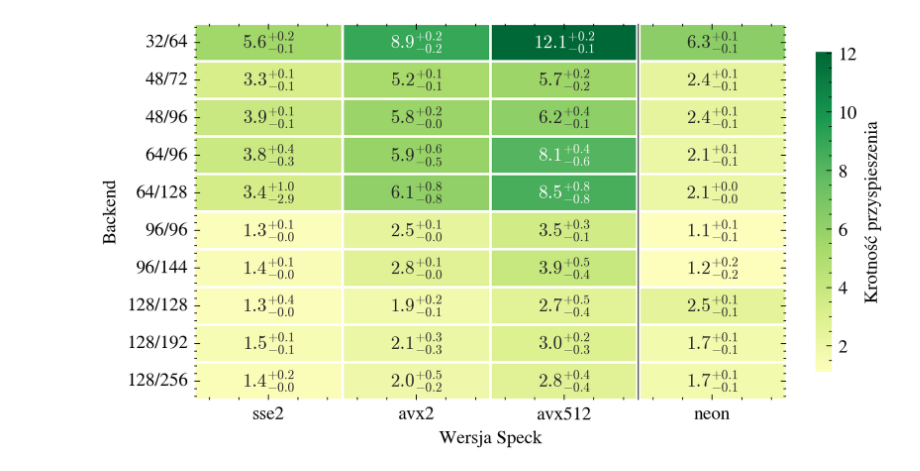
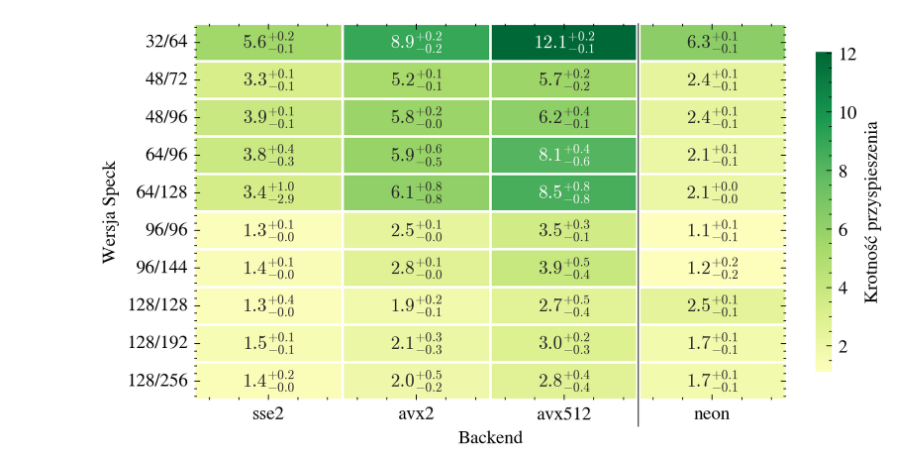
Before and after one commit to jan-chojnacki/SpeckProbe, a Jupyter notebook: analysis/notebooks/criterion.ipynb, the cells around one changed output. Saved outputs shown, nothing was run; the diff lists cells and outputs as text; code cells hidden in the pictures.

```diff
--- a/analysis/notebooks/criterion.ipynb
+++ b/analysis/notebooks/criterion.ipynb
@@ -58,12 +58,21 @@ def regression(df, group_cols):
         x = group['iteration_count'].values
         y = group['sample_measured_value'].values
 
-        slope, intercept, ci_low, ci_high = theilslopes(y, x, 0.95)
+        if np.ptp(x) == 0:
+            per_iter = y / x
+            slope = np.mean(per_iter)
+            sem = np.std(per_iter, ddof=1) / np.sqrt(len(per_iter))
+            ci_low = slope - 1.96 * sem
+            ci_high = slope + 1.96 * sem
+            intercept = 0.0
+            r2 = np.nan
+        else:
+            slope, intercept, ci_low, ci_high = theilslopes(y, x, 0.95)
 
-        y_pred = slope * x + intercept
-        ss_res = np.sum((y - y_pred) ** 2)
-        ss_tot = np.sum((y - np.mean(y)) ** 2)
-        r2 = 1 - ss_res / ss_tot
+            y_pred = slope * x + intercept
+            ss_res = np.sum((y - y_pred) ** 2)
+            ss_tot = np.sum((y - np.mean(y)) ** 2)
+            r2 = 1 - ss_res / ss_tot
 
         keys_per_iter = group['throughput_num'].iloc[0]
         keys_per_sec = keys_per_iter / (slope / 1e9)
@@ -243,37 +276,40 @@ def plot_speck_backend_speedup(speedup_ci, filename, fig_height):
                 annot[i, j] = ""
             elif pd.isna(u) or pd.isna(d_):
                 annot[i, j] = rf"${v:.2f}$"
             else:
                 annot[i, j] = rf"${v:.1f}^{{+{u:.1f}}}_{{-{d_:.1f}}}$"
 
     with plt.style.context(['science', 'no-latex', 'bright']):
         fig, ax = plt.subplots(figsize=(FIG_WIDTH, fig_height), layout='constrained')
 
         sns.heatmap(
             data,
             ax=ax,
             annot=annot,
             fmt='',
             cmap='RdYlGn',
             center=1,
             linewidths=1.0,
             cbar_kws={'label': 'Krotność przyspieszenia', 'shrink': 0.85},
         )
-        ax.set_xlabel('Wersja Speck')
-        ax.set_ylabel('Backend')
+
+        ax.set_xlabel('Backend')
+        ax.set_ylabel('Wersja Speck')
 
         ax.axvline(x=3, color='white', linewidth=2.5)
-        ax.axvline(x=3, color='black', linewidth=0.5)
+        ax.plot([3, 3], [0, val.shape[0] + 0.7], color='black', linewidth=0.5,
+                clip_on=False, zorder=5)
 
         plt.setp(ax.get_xticklabels(), rotation=0)
         plt.setp(ax.get_yticklabels(), rotation=0)
 
         plt.savefig(f'../svg/{filename}', facecolor='white')
         plt.show()
 
+
 plot_speck_backend_speedup(speck_backend_speedup_ci, 'speck_backend_speedup.svg', FIG_HEIGHT_3)
 # %% [output]
-[figure, old version]
+[figure, new version]
 # %%
 def get_engine(df):
     engine = df[df['benchmark'] == 'engine']
```
Also changed, not shown: parts of 12 cells of this notebook.
